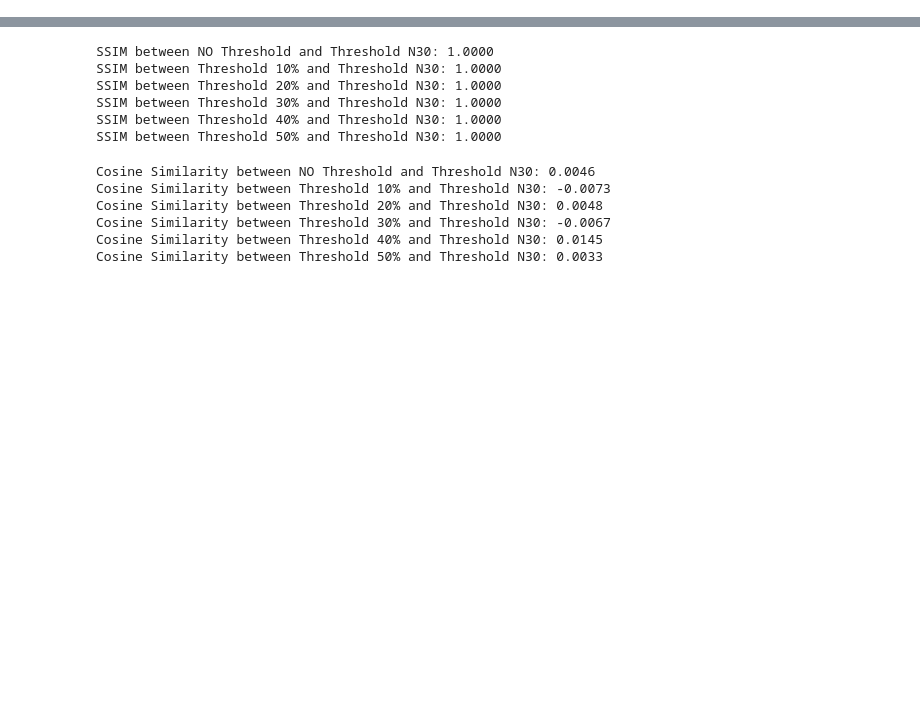
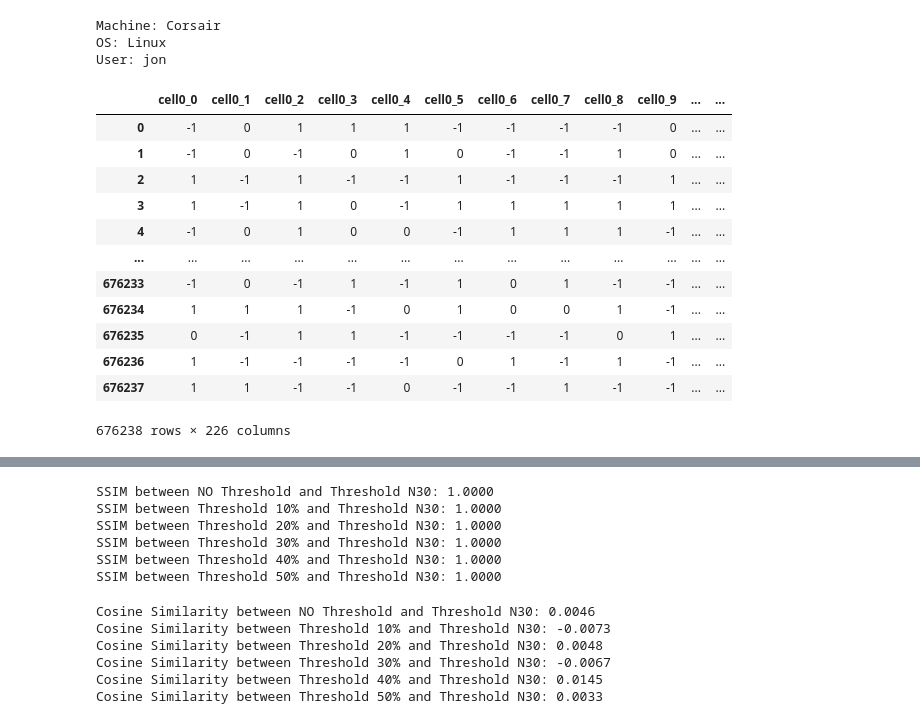
Before and after one commit to Jon-Ingvar-Skanoy/hex, a Jupyter notebook: compare_datasets.ipynb, the cells around one changed output, grey strips where cells are left out. Drawn from its saved outputs; the diff is of its cells as text; code cells hidden in the pictures; blank space fills up the shorter version.

```diff
--- a/compare_datasets.ipynb
+++ b/compare_datasets.ipynb
@@ -53,0 +109,27 @@ file_paths = [
+# %%
+machine_name, os_name, user = get_machine_info()
+
+if machine_name == "Corsair" and os_name == "Linux" and user == "jon":
+    os.makedirs(windows_drive / "data", exist_ok=True)
+    os.makedirs(windows_drive / "models", exist_ok=True)
+    os.makedirs(windows_drive / "graphs", exist_ok=True)
+
+    paths = {
+        "data": windows_drive / "data",
+        "models": windows_drive / "models",
+        "graphs": windows_drive / "graphs",
+    }
+else:
+    os.makedirs("data", exist_ok=True)
+    os.makedirs("models", exist_ok=True)
+    os.makedirs("graphs", exist_ok=True)
+
+    paths = {
+        "data": Path("data"),
+        "models": Path("models"),
+        "graphs": Path("graphs"),
+    }
+# %% [output]
+Machine: Corsair
+OS: Linux
+User: jon
@@ -55,0 +158,16 @@ datasets = {name: pd.read_csv(path, nrows=100) for path, name in file_paths}
+# %%
+datasets['Threshold N30']
+# %% [output]
+|  | cell0_0 | cell0_1 | cell0_2 | cell0_3 | cell0_4 | cell0_5 | cell0_6 | cell0_7 | cell0_8 | cell0_9 | ... | ... |
+| 0 | -1 | 0 | 1 | 1 | 1 | -1 | -1 | -1 | -1 | 0 | ... | ... |
+| 1 | -1 | 0 | -1 | 0 | 1 | 0 | -1 | -1 | 1 | 0 | ... | ... |
+| 2 | 1 | -1 | 1 | -1 | -1 | 1 | -1 | -1 | -1 | 1 | ... | ... |
+| 3 | 1 | -1 | 1 | 0 | -1 | 1 | 1 | 1 | 1 | 1 | ... | ... |
+| 4 | -1 | 0 | 1 | 0 | 0 | -1 | 1 | 1 | 1 | -1 | ... | ... |
+| ... | ... | ... | ... | ... | ... | ... | ... | ... | ... | ... | ... | ... |
+| 676233 | -1 | 0 | -1 | 1 | -1 | 1 | 0 | 1 | -1 | -1 | ... | ... |
+| 676234 | 1 | 1 | 1 | -1 | 0 | 1 | 0 | 0 | 1 | -1 | ... | ... |
+| 676235 | 0 | -1 | 1 | 1 | -1 | -1 | -1 | -1 | 0 | 1 | ... | ... |
+| 676236 | 1 | -1 | -1 | -1 | -1 | 0 | 1 | -1 | 1 | -1 | ... | ... |
+| 676237 | 1 | 1 | -1 | -1 | 0 | -1 | -1 | 1 | -1 | -1 | ... | ... |
+676238 rows × 226 columns
```
Also changed, not shown: parts of 13 cells of this notebook.
